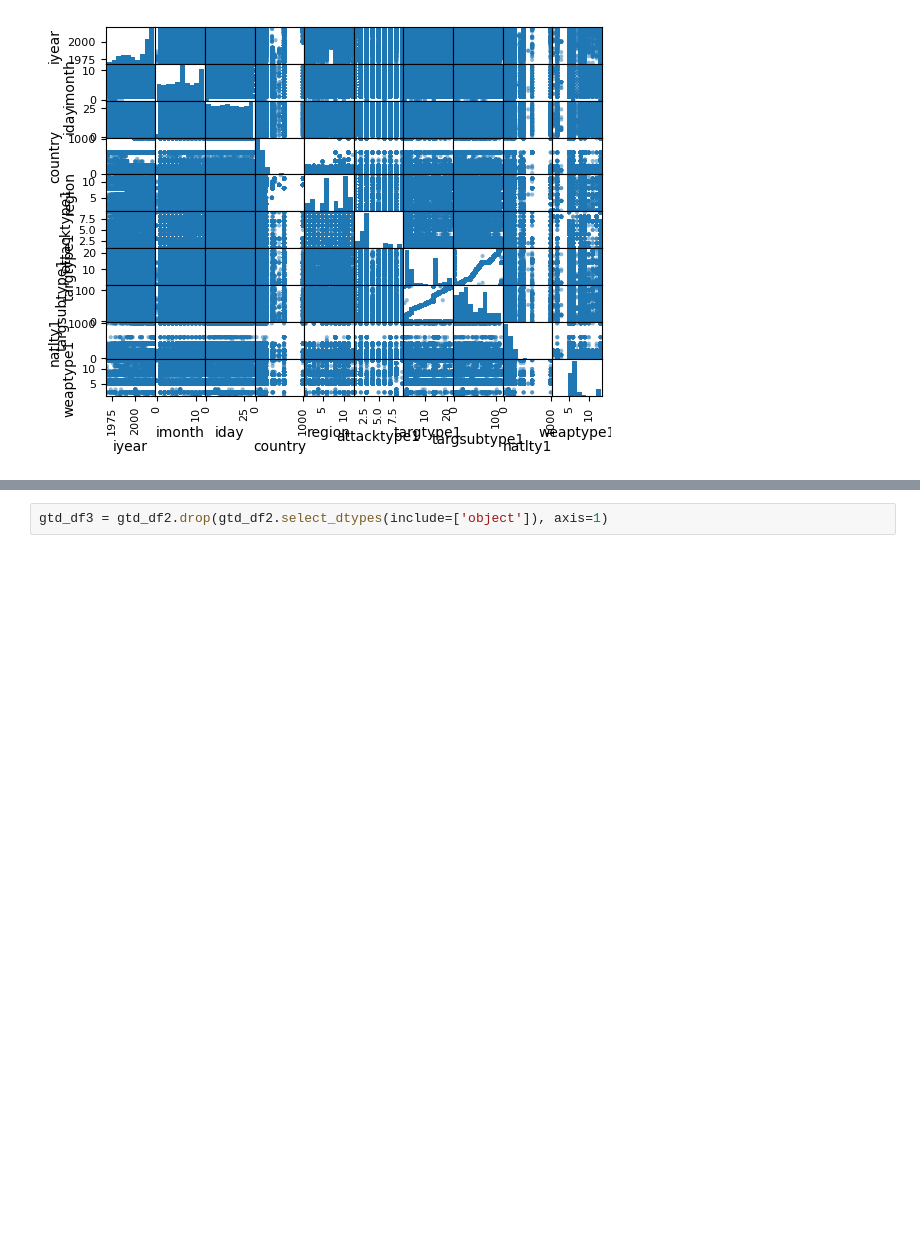
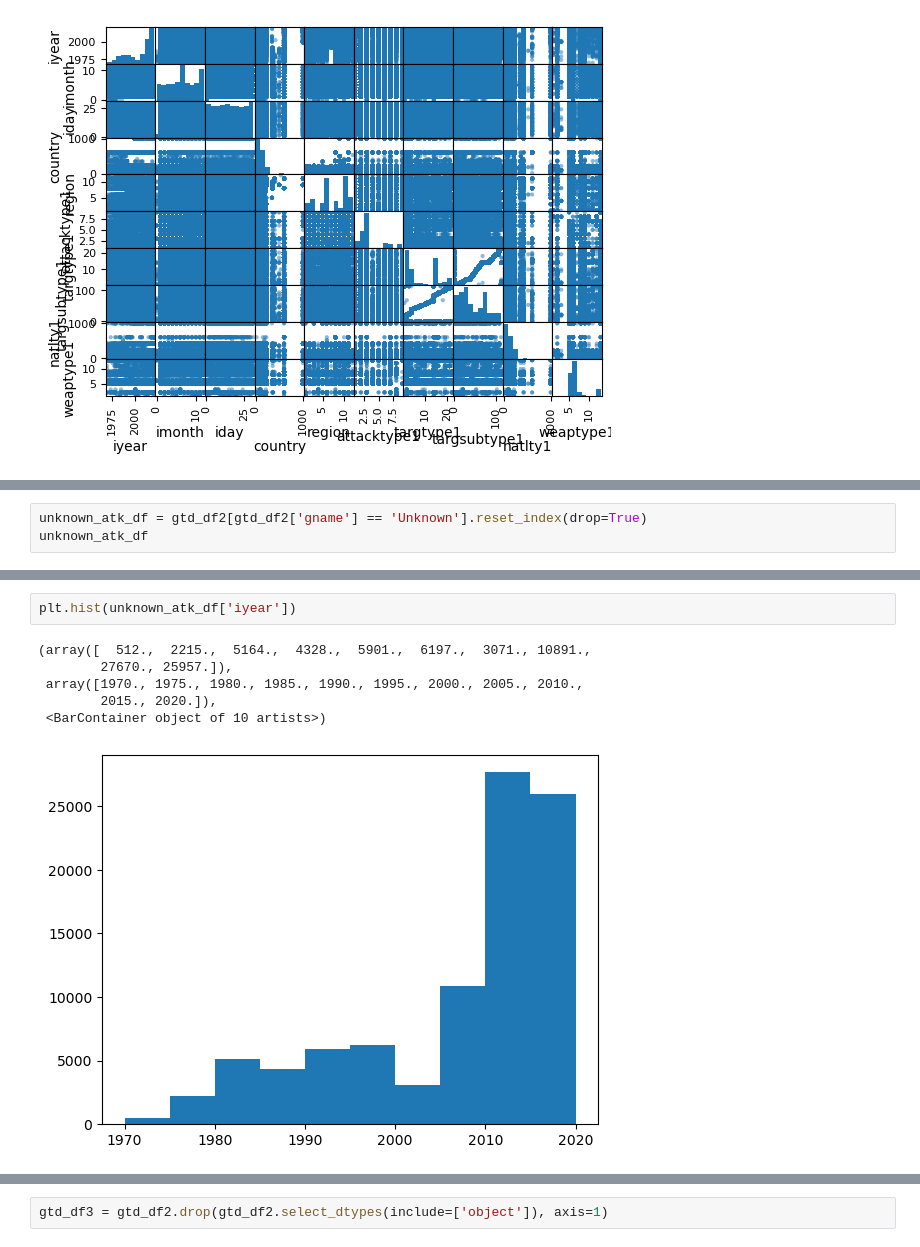
Before and after one commit to Jamison5/final_capstone, a Jupyter notebook: notebooks/test_notebook.ipynb, the cells around one changed output, grey strips where cells are left out. Drawn from its saved outputs; the diff is of its cells as text; blank space fills up the shorter version.

```diff
--- a/notebooks/test_notebook.ipynb
+++ b/notebooks/test_notebook.ipynb
@@ -218,0 +246,3 @@ array([[<Axes: xlabel='iyear', ylabel='iyear'>,
+# %%
+unknown_atk_df = gtd_df2[gtd_df2['gname'] == 'Unknown'].reset_index(drop=True)
+unknown_atk_df
@@ -218,0 +263,9 @@ array([[<Axes: xlabel='iyear', ylabel='iyear'>,
+# %%
+plt.hist(unknown_atk_df['iyear'])
+# %% [output]
+(array([  512.,  2215.,  5164.,  4328.,  5901.,  6197.,  3071., 10891.,
+        27670., 25957.]),
+ array([1970., 1975., 1980., 1985., 1990., 1995., 2000., 2005., 2010.,
+        2015., 2020.]),
+ <BarContainer object of 10 artists>)
+[figure, added]
```
Also changed, not shown: parts of 21 cells of this notebook.
